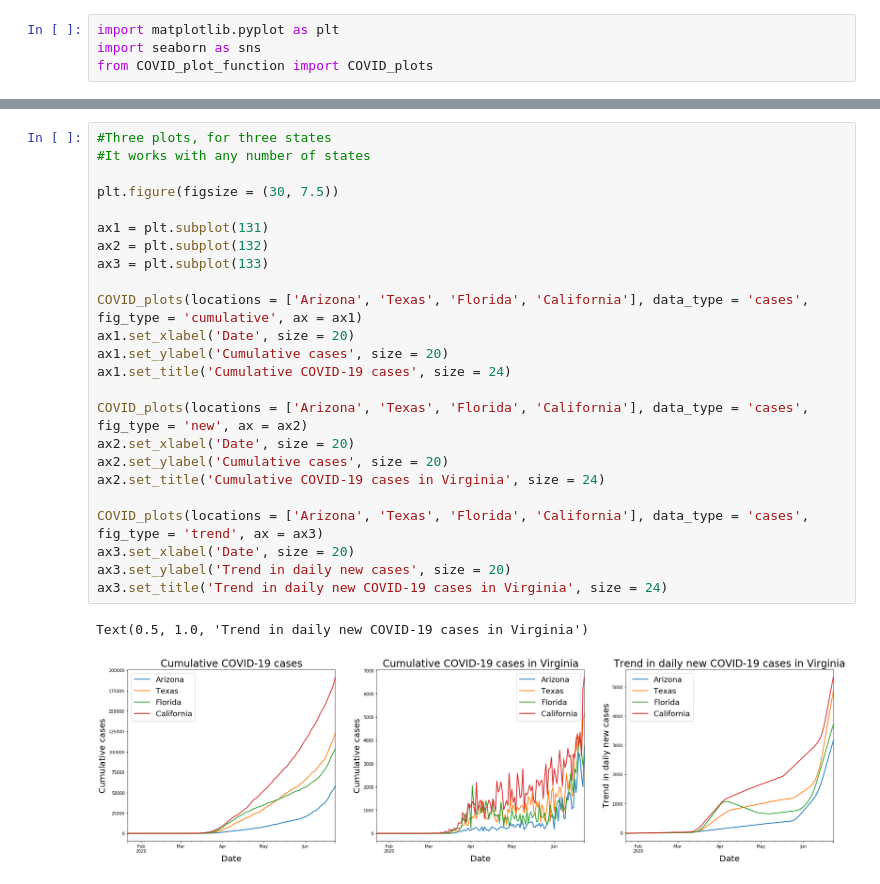
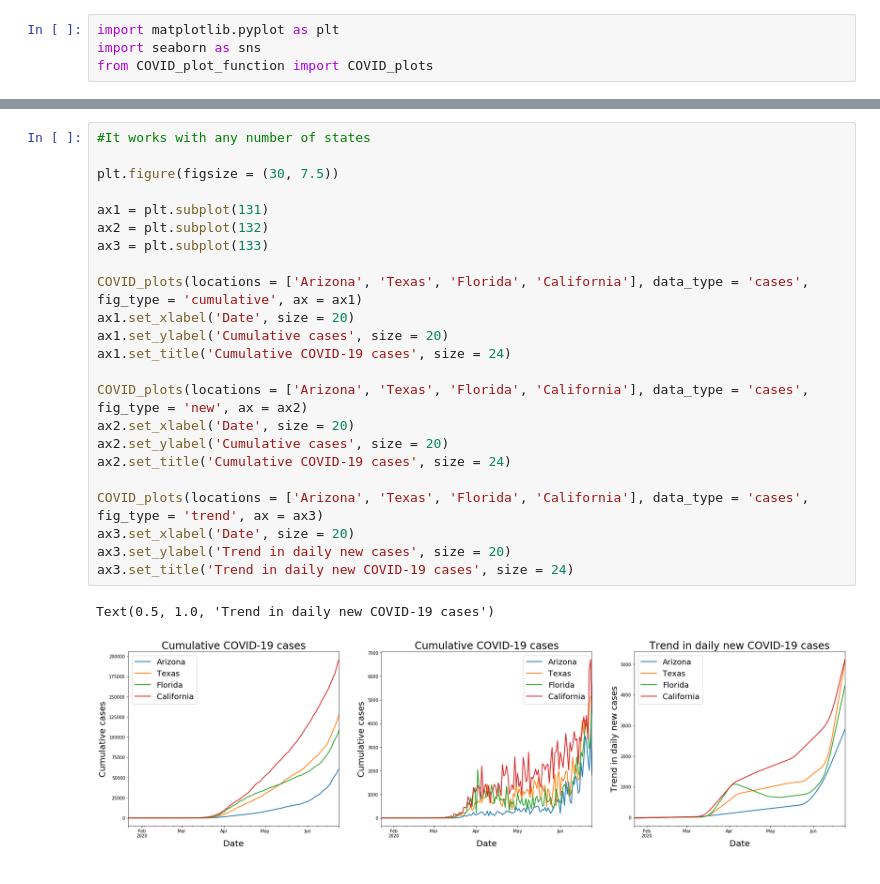
Before and after one commit to Rom1Garnier/COVID_JHU_plot_function, a Jupyter notebook: COVID_plots_examples.ipynb, the cells around one changed output, grey strips where cells are left out. Cells and saved outputs as stored; diff of their text form.

```diff
--- a/COVID_plots_examples.ipynb
+++ b/COVID_plots_examples.ipynb
@@ -15,30 +15,29 @@ Text(0.5, 1.0, 'Cumulative COVID-19 cases in Virginia')
 # %%
-#Three plots, for three states
 #It works with any number of states
 
 plt.figure(figsize = (30, 7.5))
 
 ax1 = plt.subplot(131)
 ax2 = plt.subplot(132)
 ax3 = plt.subplot(133)
 
 COVID_plots(locations = ['Arizona', 'Texas', 'Florida', 'California'], data_type = 'cases', fig_type = 'cumulative', ax = ax1)
 ax1.set_xlabel('Date', size = 20)
 ax1.set_ylabel('Cumulative cases', size = 20)
 ax1.set_title('Cumulative COVID-19 cases', size = 24)
 
 COVID_plots(locations = ['Arizona', 'Texas', 'Florida', 'California'], data_type = 'cases', fig_type = 'new', ax = ax2)
 ax2.set_xlabel('Date', size = 20)
 ax2.set_ylabel('Cumulative cases', size = 20)
-ax2.set_title('Cumulative COVID-19 cases in Virginia', size = 24)
+ax2.set_title('Cumulative COVID-19 cases', size = 24)
 
 COVID_plots(locations = ['Arizona', 'Texas', 'Florida', 'California'], data_type = 'cases', fig_type = 'trend', ax = ax3)
 ax3.set_xlabel('Date', size = 20)
 ax3.set_ylabel('Trend in daily new cases', size = 20)
-ax3.set_title('Trend in daily new COVID-19 cases in Virginia', size = 24)
+ax3.set_title('Trend in daily new COVID-19 cases', size = 24)
 # %% [output]
-Text(0.5, 1.0, 'Trend in daily new COVID-19 cases in Virginia')
+Text(0.5, 1.0, 'Trend in daily new COVID-19 cases')
-[figure, old version]
+[figure, new version]
 # %%
 #It can also be done with deaths data rather than cases
 
```
Also changed, not shown: parts of 2 cells of this notebook.
